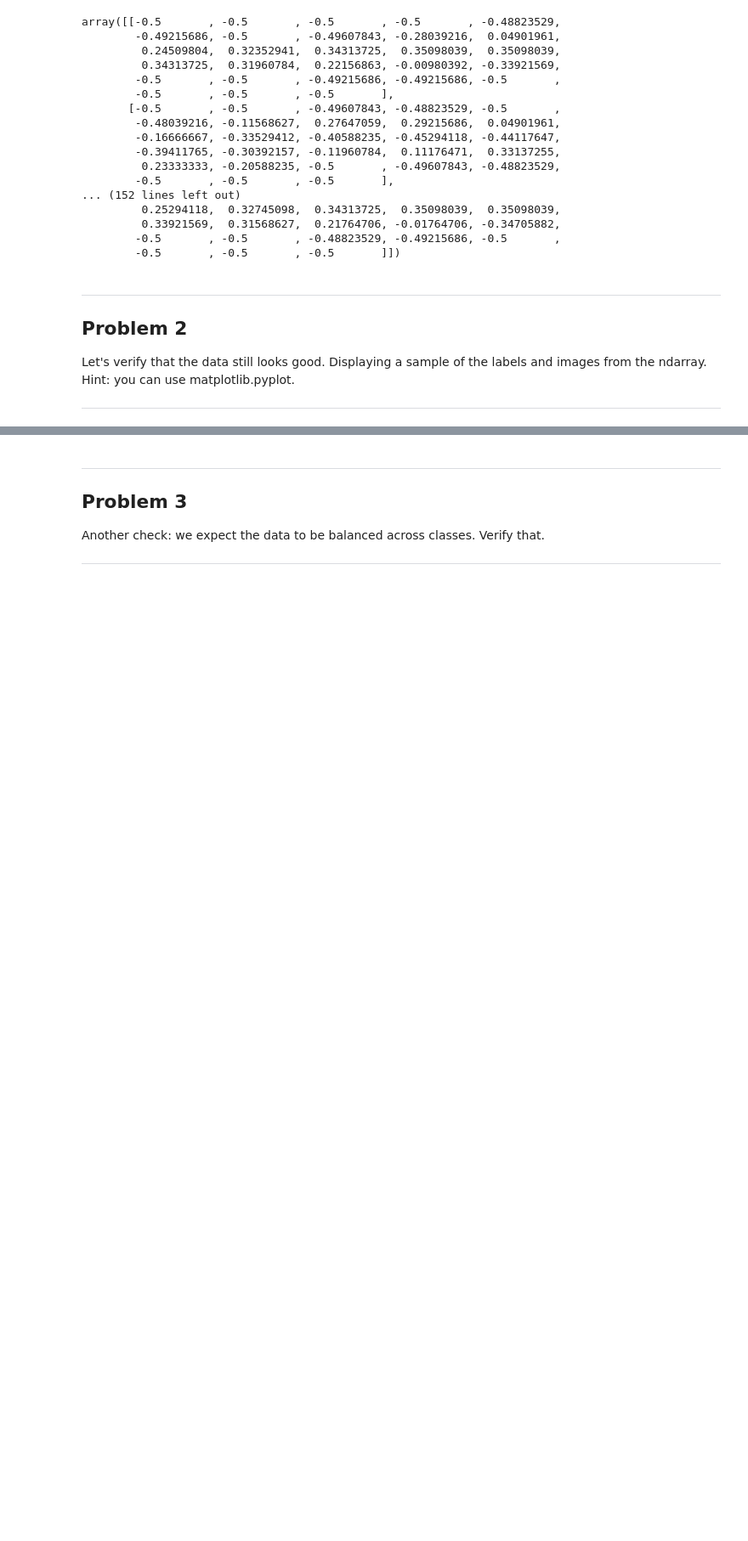
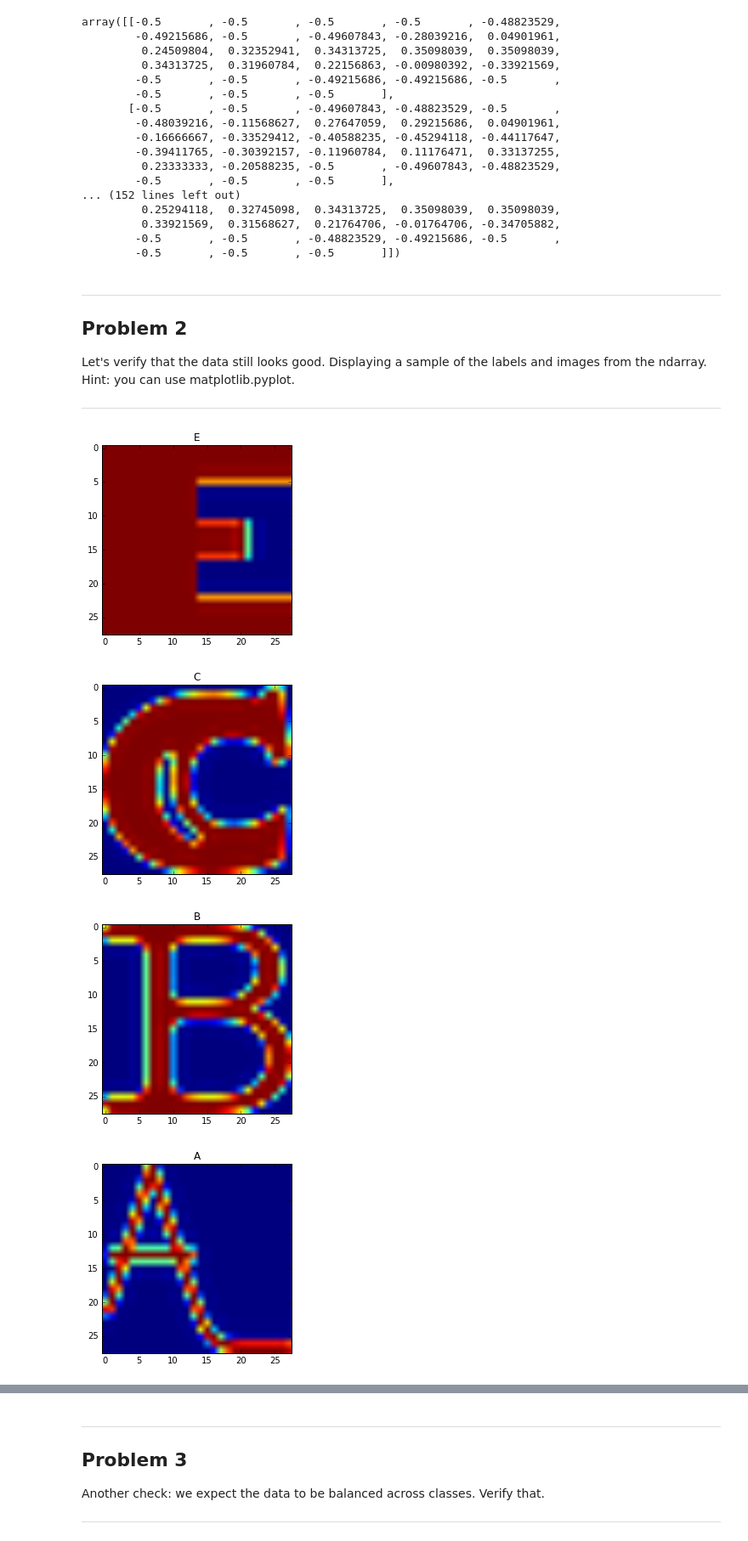
Before and after one commit to abhikbanerjee/Udacity_Deep_Learning, a Jupyter notebook: notmnist.ipynb, the cells around one changed output, grey strips where cells are left out. Shown at 85% size. Cells and saved outputs as stored; diff of their text form; code cells hidden in the pictures; blank space fills up the shorter version.

```diff
--- a/notmnist.ipynb
+++ b/notmnist.ipynb
@@ -252,0 +254,23 @@ Let's verify that the data still looks good. Displaying a sample of the labels a
+# %%
+# Verifying the data still looks good ,
+# read back a pickle file
+def display_random_image_from_pkl_file(pickle_file, folder):
+    with open(pickle_file,'rb') as f:
+        letter_set = pickle.load(f) #unpickle
+        sample_idx = np.random.randint(len(letter_set)) # take a random image index
+        sample_image = letter_set[sample_idx,:,:] # extract a 2D slice
+        plt.figure()
+        plt.title(folder)
+        plt.imshow(sample_image)
+
+display_random_image_from_pkl_file("./notMNIST_small/E.pickle","E")
+display_random_image_from_pkl_file("./notMNIST_small/C.pickle","C")
+display_random_image_from_pkl_file("./notMNIST_small/B.pickle","B")
+display_random_image_from_pkl_file("./notMNIST_small/A.pickle","A")
+display_random_image_from_pkl_file("./notMNIST_small/J.pickle","J")
+display_random_image_from_pkl_file("./notMNIST_small/F.pickle","F")
+# %% [output]
+[figure, added]
+[figure, added]
+[figure, added]
+[figure, added]
```
Also changed, not shown: parts of 4 cells of this notebook.
